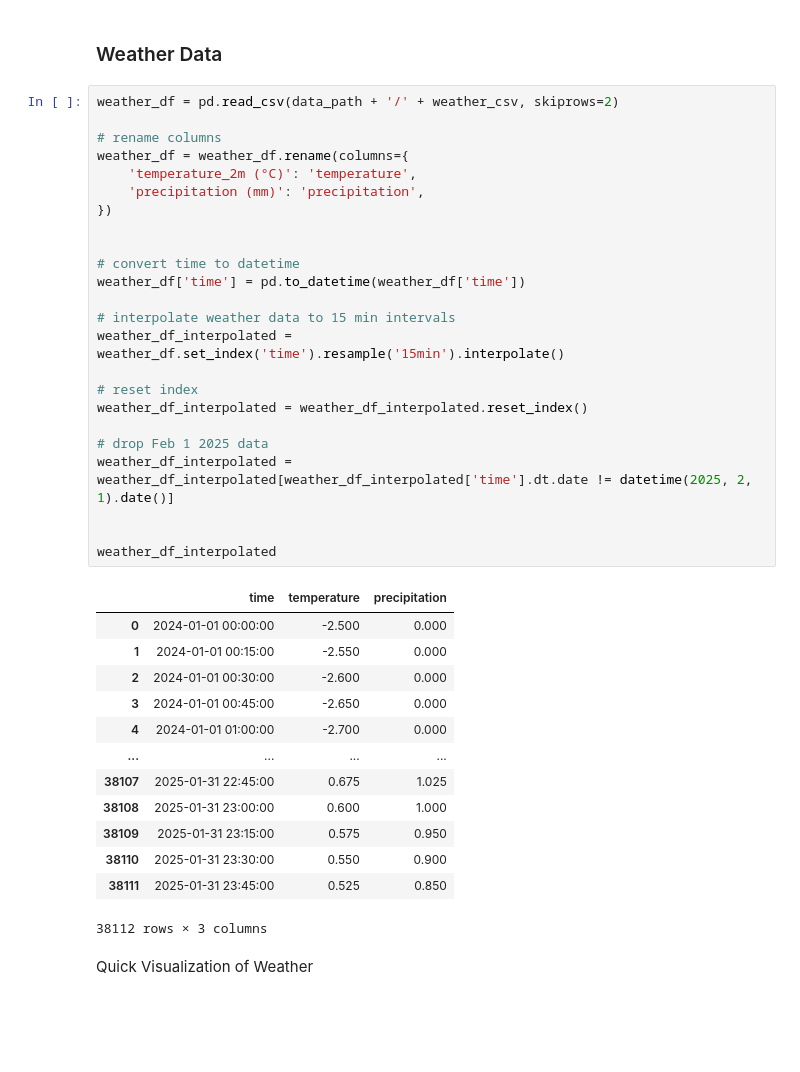
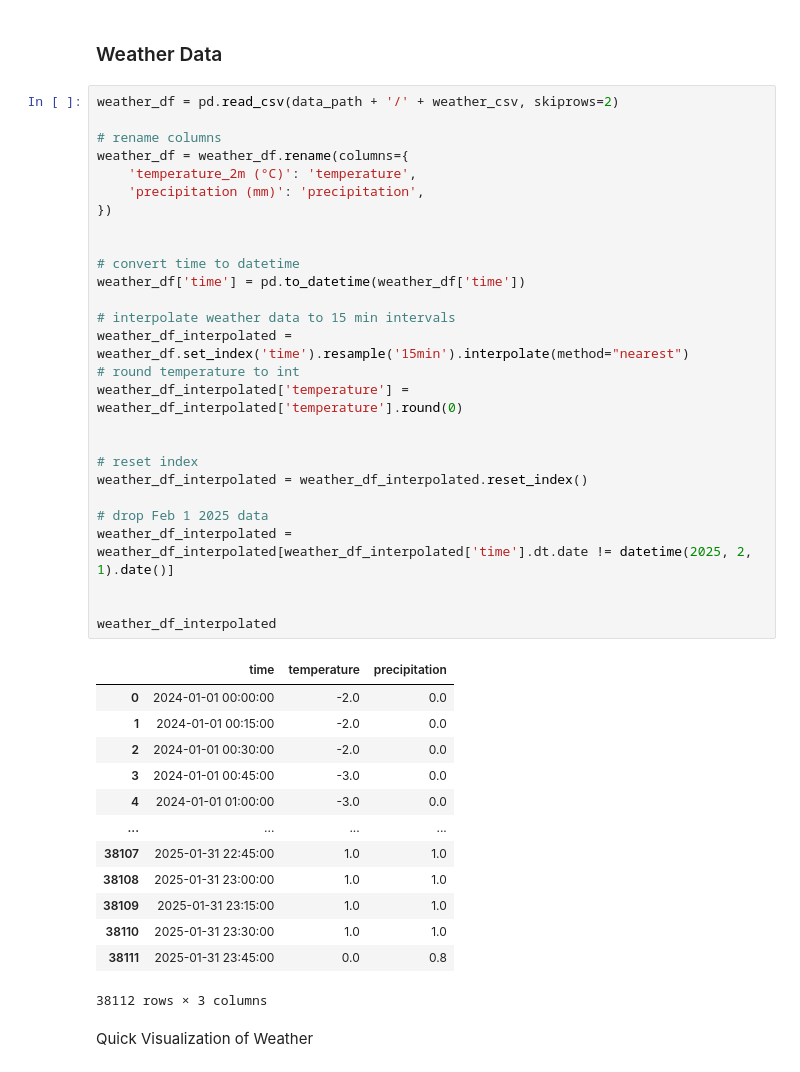
Before and after one commit to jamesyoung-15/Bluebikes-Availability-Predictor, a Jupyter notebook: notebook/notebook-v2.ipynb, the cells around one changed output. Drawn from its saved outputs; the diff is of its cells as text; blank space fills up the shorter version.

```diff
--- a/notebook/notebook-v2.ipynb
+++ b/notebook/notebook-v2.ipynb
@@ -63,40 +63,43 @@ Deleted zip file: ./trip_data/202501-bluebikes-tripdata.zip
 # %%
 weather_df = pd.read_csv(data_path + '/' + weather_csv, skiprows=2)
 
 # rename columns
 weather_df = weather_df.rename(columns={
     'temperature_2m (°C)': 'temperature',
     'precipitation (mm)': 'precipitation',
 })
 
 
 # convert time to datetime
 weather_df['time'] = pd.to_datetime(weather_df['time'])
 
 # interpolate weather data to 15 min intervals
-weather_df_interpolated = weather_df.set_index('time').resample('15min').interpolate()
+weather_df_interpolated = weather_df.set_index('time').resample('15min').interpolate(method="nearest")
+# round temperature to int
+weather_df_interpolated['temperature'] = weather_df_interpolated['temperature'].round(0)
+
 
 # reset index
 weather_df_interpolated = weather_df_interpolated.reset_index()
 
 # drop Feb 1 2025 data
 weather_df_interpolated = weather_df_interpolated[weather_df_interpolated['time'].dt.date != datetime(2025, 2, 1).date()]
 
 
 weather_df_interpolated
 # %% [output]
 |  | time | temperature | precipitation |
-| 0 | 2024-01-01 00:00:00 | -2.500 | 0.000 |
-| 1 | 2024-01-01 00:15:00 | -2.550 | 0.000 |
-| 2 | 2024-01-01 00:30:00 | -2.600 | 0.000 |
-| 3 | 2024-01-01 00:45:00 | -2.650 | 0.000 |
-| 4 | 2024-01-01 01:00:00 | -2.700 | 0.000 |
+| 0 | 2024-01-01 00:00:00 | -2.0 | 0.0 |
+| 1 | 2024-01-01 00:15:00 | -2.0 | 0.0 |
+| 2 | 2024-01-01 00:30:00 | -2.0 | 0.0 |
+| 3 | 2024-01-01 00:45:00 | -3.0 | 0.0 |
+| 4 | 2024-01-01 01:00:00 | -3.0 | 0.0 |
 | ... | ... | ... | ... |
-| 38107 | 2025-01-31 22:45:00 | 0.675 | 1.025 |
-| 38108 | 2025-01-31 23:00:00 | 0.600 | 1.000 |
-| 38109 | 2025-01-31 23:15:00 | 0.575 | 0.950 |
-| 38110 | 2025-01-31 23:30:00 | 0.550 | 0.900 |
-| 38111 | 2025-01-31 23:45:00 | 0.525 | 0.850 |
+| 38107 | 2025-01-31 22:45:00 | 1.0 | 1.0 |
+| 38108 | 2025-01-31 23:00:00 | 1.0 | 1.0 |
+| 38109 | 2025-01-31 23:15:00 | 1.0 | 1.0 |
+| 38110 | 2025-01-31 23:30:00 | 1.0 | 1.0 |
+| 38111 | 2025-01-31 23:45:00 | 0.0 | 0.8 |
 38112 rows × 3 columns
 # %% [markdown]
 Quick Visualization of Weather
```
Also changed, not shown: parts of 37 cells of this notebook, 6 other files.
